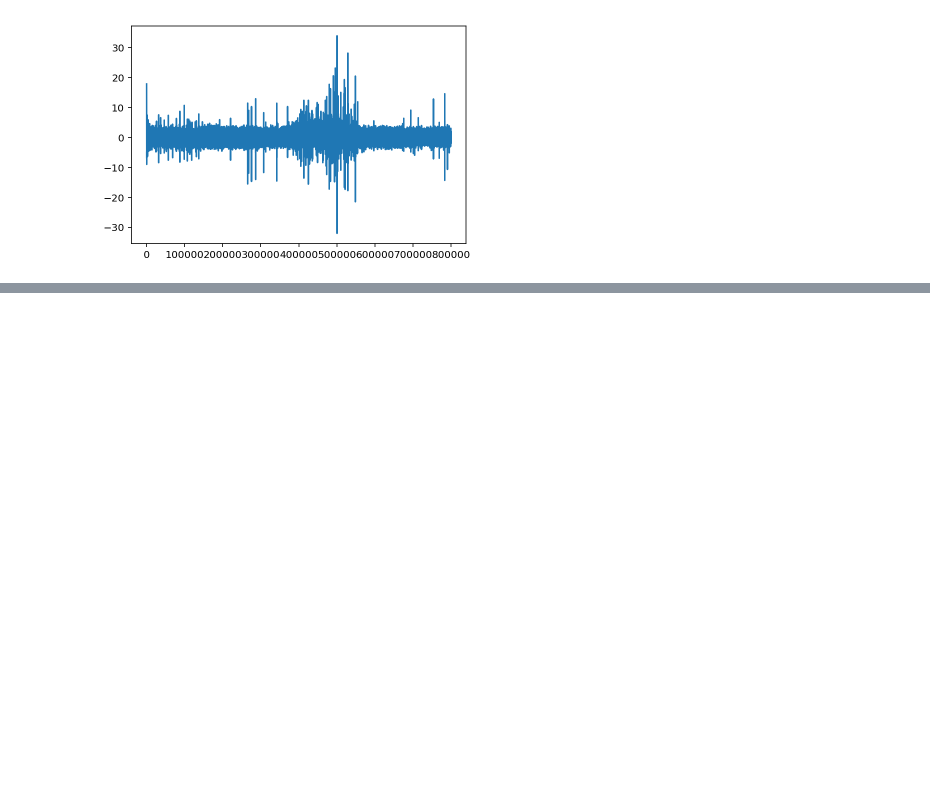
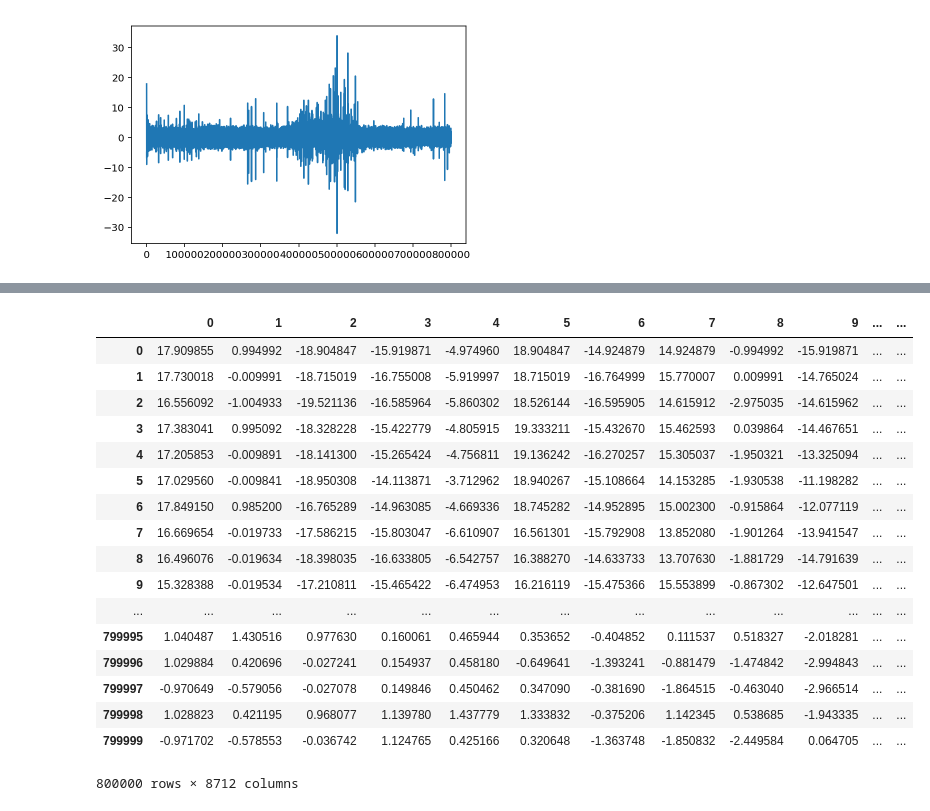
Before and after one commit to guchio3/kaggle-vsb, a Jupyter notebook: notebooks/e002_EDA.ipynb, the cells around one changed output, grey strips where cells are left out. Drawn from its saved outputs; the diff is of its cells as text; code cells hidden in the pictures; blank space fills up the shorter version.

```diff
--- a/notebooks/e002_EDA.ipynb
+++ b/notebooks/e002_EDA.ipynb
@@ -226,0 +327,14 @@ plt.plot(x_hp)
+# %%
+from tqdm import tqdm_notebook as tqdm
+if True:
+    signal_ids, signals = [], []
+    for pooled_signal in tqdm(trn_pooled_hp_signals):
+        signal_ids.append(pooled_signal[0])
+        signals.append(pooled_signal[1])
+#    decoded_signals_df = pd.DataFrame(signals, axis=1)
+
+#    signal_ids = pd.Series(signal_ids).astype(int)
+#    decoded_signals_df.columns = signal_ids
+#    decoded_signals_df.sort_values(axis=1, ascending=True, inplace=True)
+
+#    decoded_signals_df.columns = signal_ids.astype(str)
@@ -226,0 +343,3 @@ plt.plot(x_hp)
+# %%
+a = np.array(signals)
+a.shape
@@ -226,0 +348,3 @@ plt.plot(x_hp)
+# %%
+b = pd.DataFrame(a)
+b.shape
@@ -226,0 +363,29 @@ plt.plot(x_hp)
+# %%
+if True:
+    decoded_signals_df = b.T
+    signal_ids = pd.Series(signal_ids).astype(int)
+    decoded_signals_df.columns = signal_ids
+    decoded_signals_df.sort_index(axis=1, ascending=True, inplace=True)
+    # change col type to str
+    decoded_signals_df.columns = signal_ids.astype(str)
+# %%
+decoded_signals_df
+# %% [output]
+|  | 0 | 1 | 2 | 3 | 4 | 5 | 6 | 7 | 8 | 9 | ... | ... |
+| 0 | 17.909855 | 0.994992 | -18.904847 | -15.919871 | -4.974960 | 18.904847 | -14.924879 | 14.924879 | -0.994992 | -15.919871 | ... | ... |
+| 1 | 17.730018 | -0.009991 | -18.715019 | -16.755008 | -5.919997 | 18.715019 | -16.764999 | 15.770007 | 0.009991 | -14.765024 | ... | ... |
+| 2 | 16.556092 | -1.004933 | -19.521136 | -16.585964 | -5.860302 | 18.526144 | -16.595905 | 14.615912 | -2.975035 | -14.615962 | ... | ... |
+| 3 | 17.383041 | 0.995092 | -18.328228 | -15.422779 | -4.805915 | 19.333211 | -15.432670 | 15.462593 | 0.039864 | -14.467651 | ... | ... |
+| 4 | 17.205853 | -0.009891 | -18.141300 | -15.265424 | -4.756811 | 19.136242 | -16.270257 | 15.305037 | -1.950321 | -13.325094 | ... | ... |
+| 5 | 17.029560 | -0.009841 | -18.950308 | -14.113871 | -3.712962 | 18.940267 | -15.108664 | 14.153285 | -1.930538 | -11.198282 | ... | ... |
+| 6 | 17.849150 | 0.985200 | -16.765289 | -14.963085 | -4.669336 | 18.745282 | -14.952895 | 15.002300 | -0.915864 | -12.077119 | ... | ... |
+| 7 | 16.669654 | -0.019733 | -17.586215 | -15.803047 | -6.610907 | 16.561301 | -15.792908 | 13.852080 | -1.901264 | -13.941547 | ... | ... |
+| 8 | 16.496076 | -0.019634 | -18.398035 | -16.633805 | -6.542757 | 16.388270 | -14.633733 | 13.707630 | -1.881729 | -14.791639 | ... | ... |
+| 9 | 15.328388 | -0.019534 | -17.210811 | -15.465422 | -6.474953 | 16.216119 | -15.475366 | 15.553899 | -0.867302 | -12.647501 | ... | ... |
+| ... | ... | ... | ... | ... | ... | ... | ... | ... | ... | ... | ... | ... |
+| 799995 | 1.040487 | 1.430516 | 0.977630 | 0.160061 | 0.465944 | 0.353652 | -0.404852 | 0.111537 | 0.518327 | -2.018281 | ... | ... |
+| 799996 | 1.029884 | 0.420696 | -0.027241 | 0.154937 | 0.458180 | -0.649641 | -1.393241 | -0.881479 | -1.474842 | -2.994843 | ... | ... |
+| 799997 | -0.970649 | -0.579056 | -0.027078 | 0.149846 | 0.450462 | 0.347090 | -0.381690 | -1.864515 | -0.463040 | -2.966514 | ... | ... |
+| 799998 | 1.028823 | 0.421195 | 0.968077 | 1.139780 | 1.437779 | 1.333832 | -0.375206 | 1.142345 | 0.538685 | -1.943335 | ... | ... |
+| 799999 | -0.971702 | -0.578553 | -0.036742 | 1.124765 | 0.425166 | 0.320648 | -1.363748 | -1.850832 | -2.449584 | 0.064705 | ... | ... |
+800000 rows × 8712 columns
```
Also changed, not shown: parts of 9 cells of this notebook, 17 other files.
